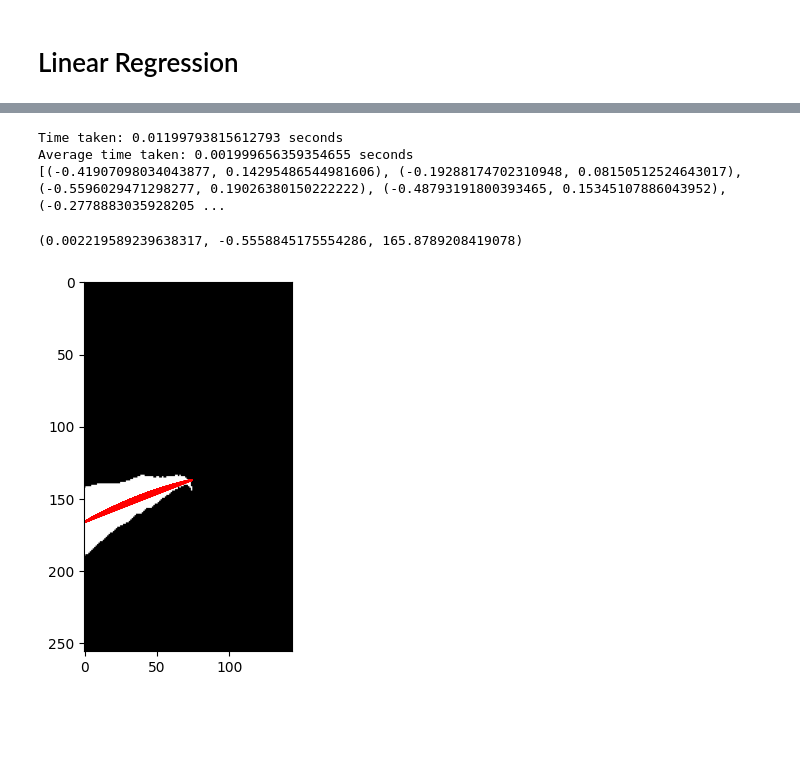
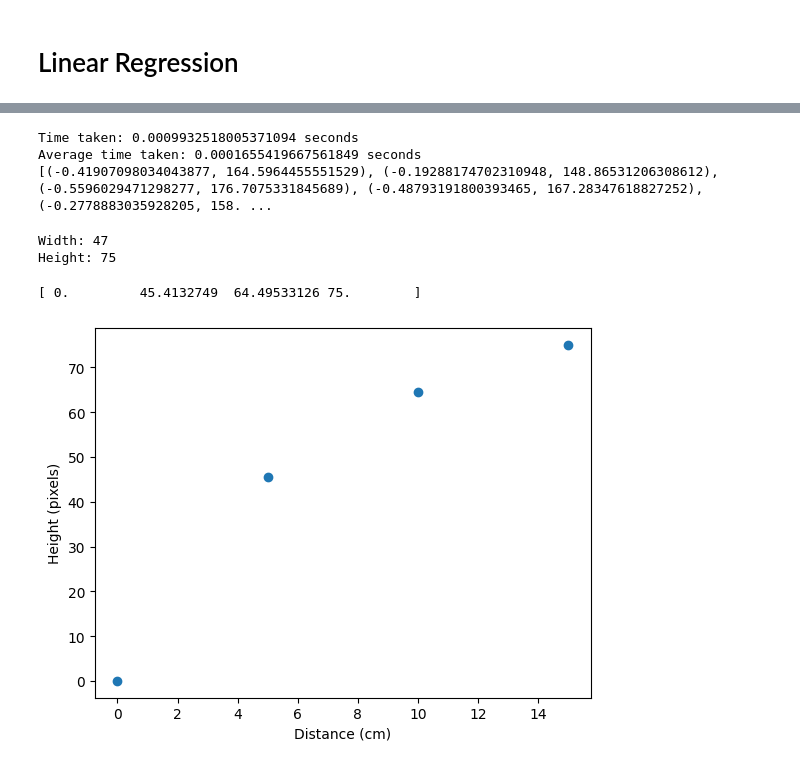
Before and after one commit to ossimon/LineFollowing, a Jupyter notebook: image_processing.ipynb, the cells around one changed output, grey strips where cells are left out. Drawn from its saved outputs; the diff is of its cells as text; code cells hidden in the pictures; blank space fills up the shorter version.

```diff
--- a/image_processing.ipynb
+++ b/image_processing.ipynb
@@ -214,7 +204,7 @@ def find_line(image):
 # %%
 from time import time
 
-images = [plt.imread(f'images/output_image{i}.png') for i in range(6)]
+images = [extract_line(plt.imread(f'images/output_image{i}.png')) for i in range(6)]
 start = time()
 results = [find_line(image) for image in images]
 end = time()
@@ -223,25 +213,42 @@ print(f"Time taken: {end - start} seconds")
 print(f"Average time taken: {(end - start) / len(images)} seconds")
 print(results)
 # %% [output]
-Time taken: 0.01199793815612793 seconds
-Average time taken: 0.001999656359354655 seconds
-[(-0.41907098034043877, 0.14295486544981606), (-0.19288174702310948, 0.08150512524643017), (-0.5596029471298277, 0.19026380150222222), (-0.48793191800393465, 0.15345107886043952), (-0.2778883035928205 ...
+Time taken: 0.0009932518005371094 seconds
+Average time taken: 0.0001655419667561849 seconds
+[(-0.41907098034043877, 164.5964455551529), (-0.19288174702310948, 148.86531206308612), (-0.5596029471298277, 176.7075331845689), (-0.48793191800393465, 167.28347618827252), (-0.2778883035928205, 158. ...
-# %%
-def find_curve(image):
-    image = extract_line(image)
-    rotated_image = cv2.rotate(image, cv2.ROTATE_90_CLOCKWISE)
-    y, x = np.where(rotated_image > 0)
-    A = np.vstack([x**2, x, np.ones(len(x))]).T
-    a, b, c = np.linalg.lstsq(A, y, rcond=None)[0]
-    return rotated_image, (a, b, c)
-
-image = plt.imread('images/output_image0.png')
-image, curve = find_curve(image)
-print(curve)
-y, x = np.where(image > 0)
-plt.imshow(image, cmap='gray')
-plt.plot(x, curve[0]*x**2 + curve[1]*x + curve[2], 'r')
-plt.show()
-# %% [output]
-(0.002219589239638317, -0.5558845175554286, 165.8789208419078)
-[figure, removed]
+# %%
+def get_line_width_and_height(processed_image):
+    row_has_data = np.any(processed_image, axis=1)
+    height = np.sum(row_has_data)
+    width = np.sum(processed_image[-1] > 0)
+    return width, height
+
+image = plt.imread('images/output_image0.png')
+processed_image = extract_line(image)
+width, height = get_line_width_and_height(processed_image)
+print(f"Width: {width}")
+print(f"Height: {height}")
+# %% [output]
+Width: 47
+Height: 75
+# %%
+line_length = 75
+camera_h = 7
+fov = 2.79253
+f = line_length / (2 * np.tan(fov / 2))
+angle = 0.261799
+
+distances = list(range(0, 20, 5))
+
+ys = [f * (d * np.sin(angle)) / (camera_h + d * np.cos(angle)) for d in distances]
+ys = np.array(ys)
+ys /= ys.max()
+ys *= line_length
+print(ys)
+plt.scatter(distances, ys)
+plt.xlabel('Distance (cm)')
+plt.ylabel('Height (pixels)')
+plt.show()
+# %% [output]
+[ 0.         45.4132749  64.49533126 75.        ]
+[figure, added]
```
Also changed, not shown: parts of 7 cells of this notebook.
